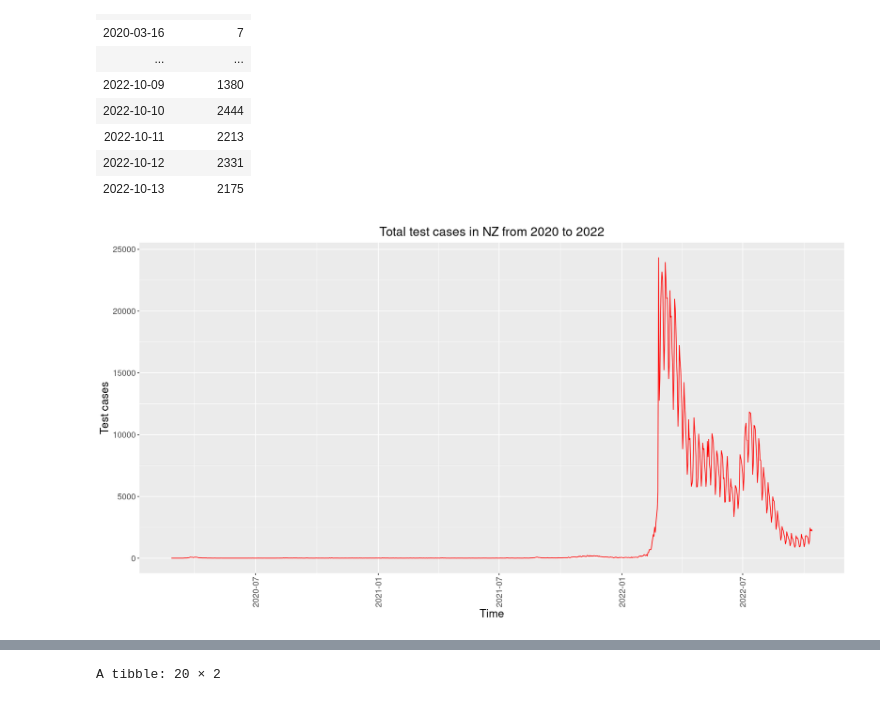
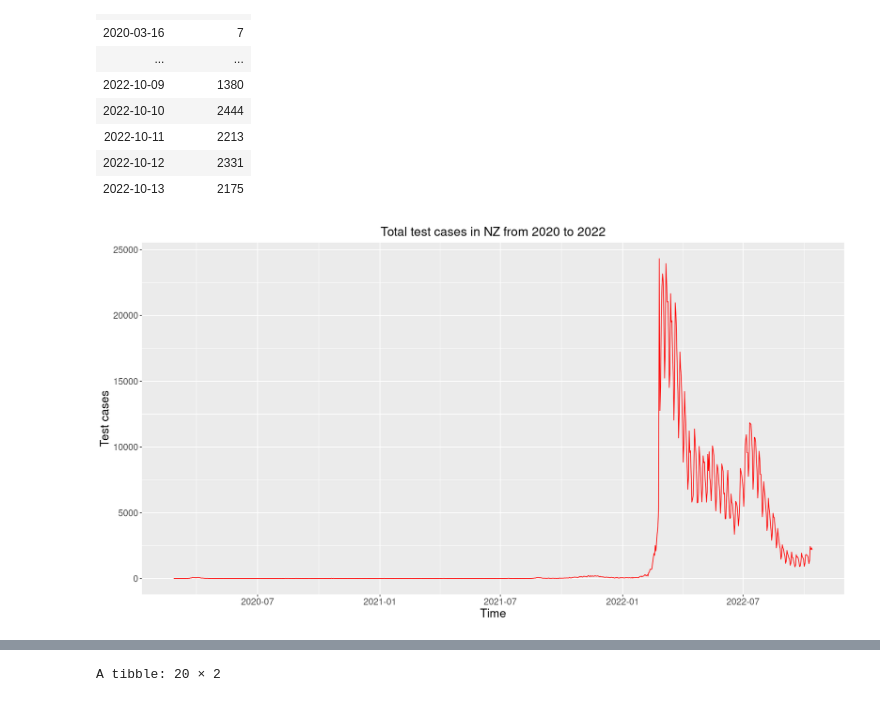
Before and after one commit to Xahid-Khan/Data201-Project-2022, a Jupyter notebook: CRIME_RATE/COVID_AND_CRIMERATE.ipynb, the cells around one changed output, grey strips where cells are left out. Cells and saved outputs as stored; diff of their text form; code cells hidden in the pictures.

```diff
--- a/CRIME_RATE/COVID_AND_CRIMERATE.ipynb
+++ b/CRIME_RATE/COVID_AND_CRIMERATE.ipynb
@@ -86,19 +86,19 @@ A tibble: 858 × 2
 # %%
 test_data_graph_by_date <- summarise_data_by_date %>%
         ggplot(aes(x=Date, y=total_cases)) +
         ggtitle('Total test cases in NZ from 2020 to 2022') +
         geom_line(position = position_dodge(0.2), color="red") +
         # geom_point(position = position_dodge(0.2), size=2) +
         # geom_text(aes(label= total_cases), position=position_dodge(width=0.9), vjust=-0.75) +
         theme(plot.title = element_text(hjust = 0.5, size=18),
-              axis.title=element_text(size=16),
-              axis.text.x = element_text(angle = 90, vjust = 0.5, hjust = 1, size=12),
-              axis.text.y = element_text(size=12),
+              axis.title=element_text(size=17),
+              axis.text.x = element_text(size=13),
+              axis.text.y = element_text(size=13),
               legend.title=element_blank(),
               legend.position = "right",
               legend.text = element_text(size=14)) +
         xlab("Time") + ylab("Test cases")
 test_data_graph_by_date
 # %% [output]
-[figure, old version]
+[figure, new version]
 # %%
```
Also changed, not shown: parts of 5 cells of this notebook, 10 other files.
